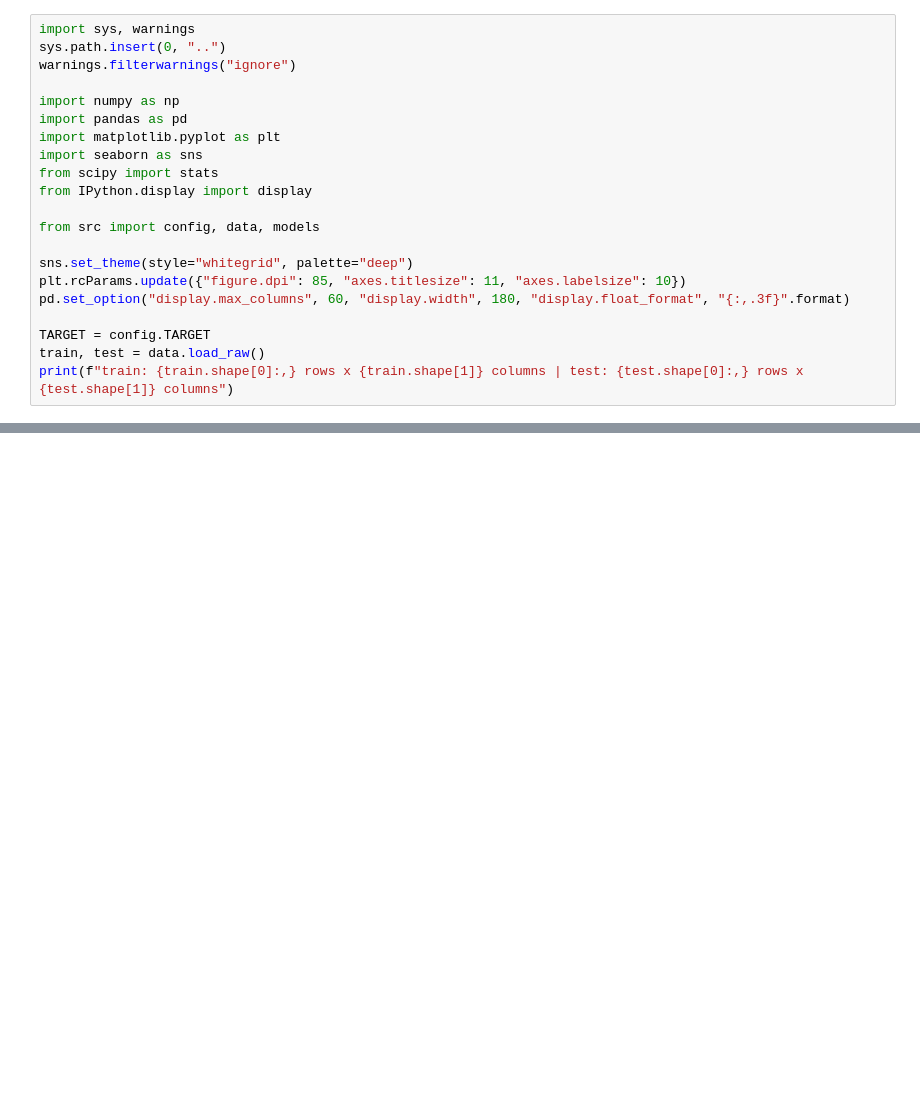
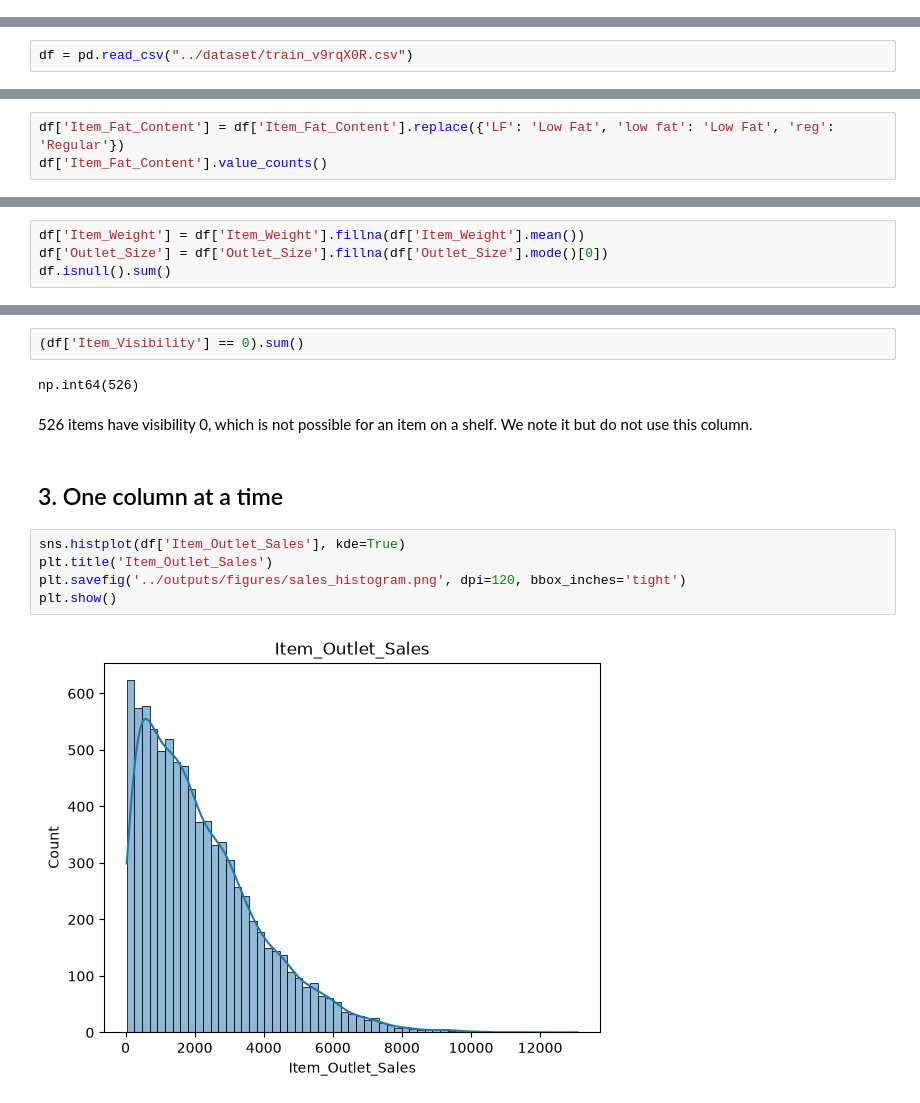
Before and after one commit to advikdivekar/statsmart, a Jupyter notebook: notebooks/01_eda.ipynb, the cells around one changed output, grey strips where cells are left out. Drawn from its saved outputs; the diff is of its cells as text; blank space fills up the shorter version.

```diff
--- a/notebooks/01_eda.ipynb
+++ b/notebooks/01_eda.ipynb
@@ -37,21 +0,0 @@ used only to compare its features with train (section 11); test sales are never
-# %%
-import sys, warnings
-sys.path.insert(0, "..")
-warnings.filterwarnings("ignore")
-
-import numpy as np
-import pandas as pd
-import matplotlib.pyplot as plt
-import seaborn as sns
-from scipy import stats
-from IPython.display import display
-
-from src import config, data, models
-
-sns.set_theme(style="whitegrid", palette="deep")
-plt.rcParams.update({"figure.dpi": 85, "axes.titlesize": 11, "axes.labelsize": 10})
-pd.set_option("display.max_columns", 60, "display.width", 180, "display.float_format", "{:,.3f}".format)
-
-TARGET = config.TARGET
-train, test = data.load_raw()
-print(f"train: {train.shape[0]:,} rows x {train.shape[1]} columns | test: {test.shape[0]:,} rows x {test.shape[1]} columns")
@@ -1195,0 +16,2 @@ So cross-validation on train is a fair stand-in for the test set.
+# %%
+df = pd.read_csv("../dataset/train_v9rqX0R.csv")
@@ -1195,0 +97,3 @@ So cross-validation on train is a fair stand-in for the test set.
+# %%
+df['Item_Fat_Content'] = df['Item_Fat_Content'].replace({'LF': 'Low Fat', 'low fat': 'Low Fat', 'reg': 'Regular'})
+df['Item_Fat_Content'].value_counts()
@@ -1195,0 +105,4 @@ So cross-validation on train is a fair stand-in for the test set.
+# %%
+df['Item_Weight'] = df['Item_Weight'].fillna(df['Item_Weight'].mean())
+df['Outlet_Size'] = df['Outlet_Size'].fillna(df['Outlet_Size'].mode()[0])
+df.isnull().sum()
@@ -1195,0 +123,15 @@ So cross-validation on train is a fair stand-in for the test set.
+# %%
+(df['Item_Visibility'] == 0).sum()
+# %% [output]
+np.int64(526)
+# %% [markdown]
+526 items have visibility 0, which is not possible for an item on a shelf. We note it but do not use this column.
+# %% [markdown]
+## 3. One column at a time
+# %%
+sns.histplot(df['Item_Outlet_Sales'], kde=True)
+plt.title('Item_Outlet_Sales')
+plt.savefig('../outputs/figures/sales_histogram.png', dpi=120, bbox_inches='tight')
+plt.show()
+# %% [output]
+[figure, added]
```
Also changed, not shown: parts of 127 cells of this notebook, 39 other files.
